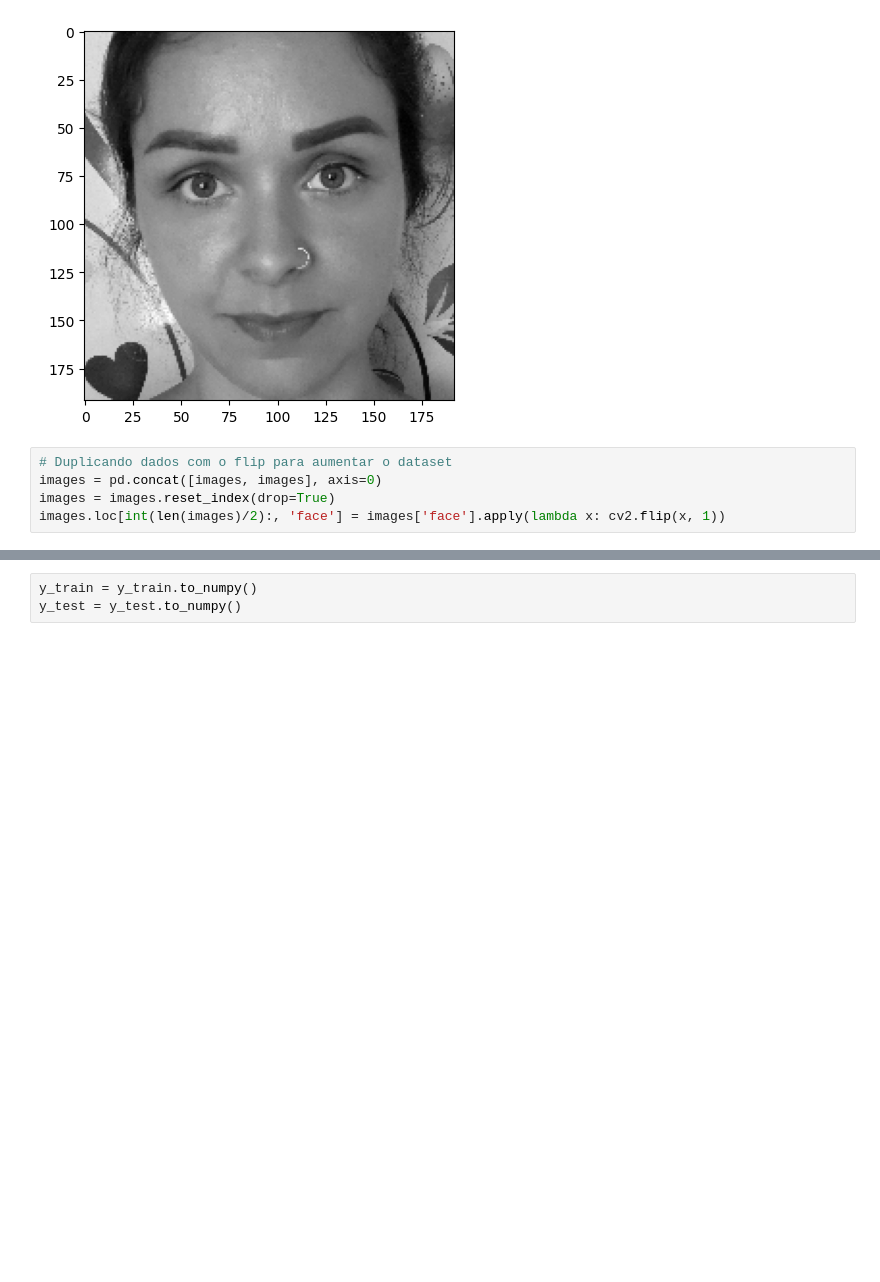
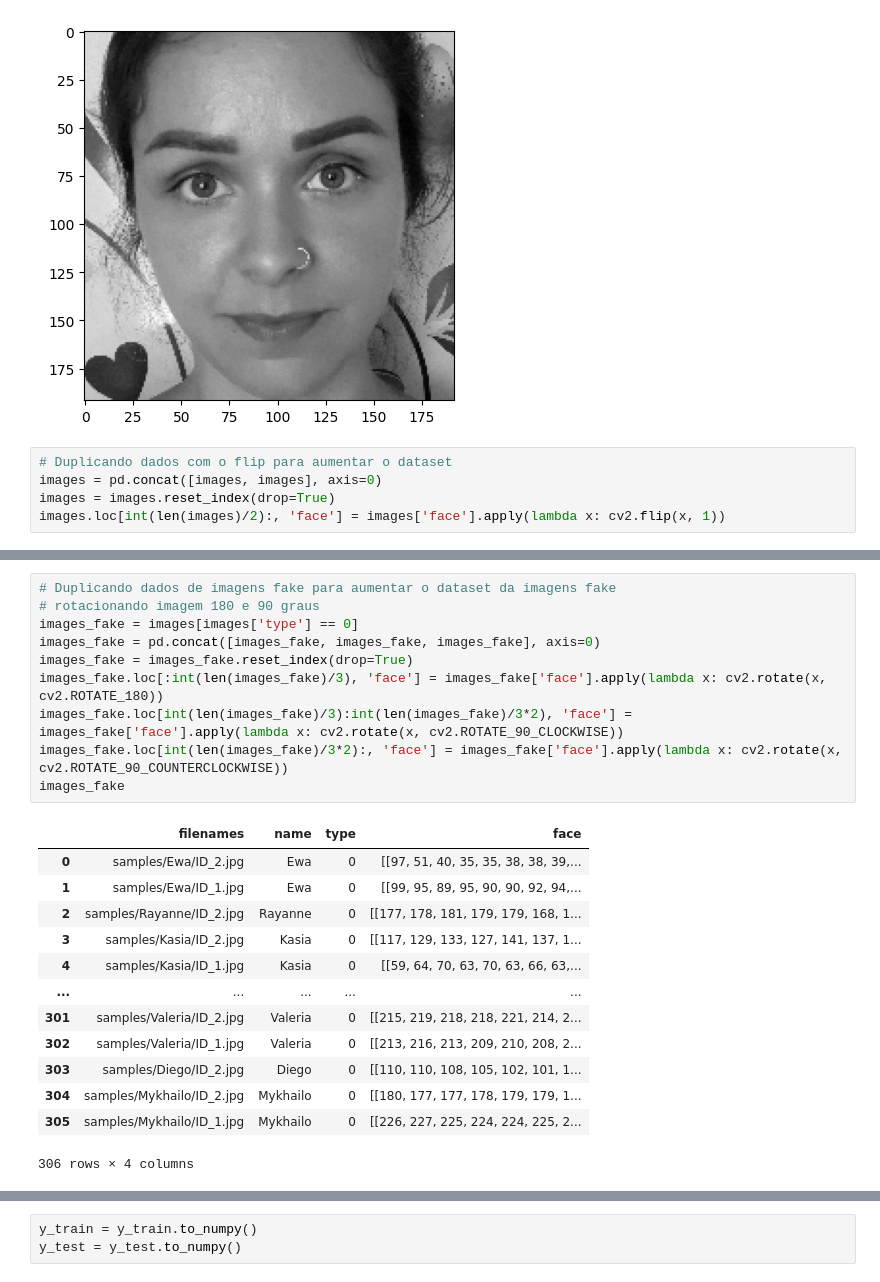
Before and after one commit to MBA-IA-GROUP-A/visao-computacional-detector-liveness, a Jupyter notebook: notebook/deteccao-liveness-notebook.ipynb, the cells around one changed output, grey strips where cells are left out. Cells and saved outputs as stored; diff of their text form; blank space fills up the shorter version.

```diff
--- a/notebook/deteccao-liveness-notebook.ipynb
+++ b/notebook/deteccao-liveness-notebook.ipynb
@@ -207,0 +212,24 @@ def train_test_validation_split(dataset, dataset_size, train_split=0.7, val_spli
+# %%
+# Duplicando dados de imagens fake para aumentar o dataset da imagens fake
+# rotacionando imagem 180 e 90 graus
+images_fake = images[images['type'] == 0]
+images_fake = pd.concat([images_fake, images_fake, images_fake], axis=0)
+images_fake = images_fake.reset_index(drop=True)
+images_fake.loc[:int(len(images_fake)/3), 'face'] = images_fake['face'].apply(lambda x: cv2.rotate(x, cv2.ROTATE_180))
+images_fake.loc[int(len(images_fake)/3):int(len(images_fake)/3*2), 'face'] = images_fake['face'].apply(lambda x: cv2.rotate(x, cv2.ROTATE_90_CLOCKWISE))
+images_fake.loc[int(len(images_fake)/3*2):, 'face'] = images_fake['face'].apply(lambda x: cv2.rotate(x, cv2.ROTATE_90_COUNTERCLOCKWISE))
+images_fake
+# %% [output]
+|  | filenames | name | type | face |
+| 0 | samples/Ewa/ID_2.jpg | Ewa | 0 | [[97, 51, 40, 35, 35, 38, 38, 39,... |
+| 1 | samples/Ewa/ID_1.jpg | Ewa | 0 | [[99, 95, 89, 95, 90, 90, 92, 94,... |
+| 2 | samples/Rayanne/ID_2.jpg | Rayanne | 0 | [[177, 178, 181, 179, 179, 168, 1... |
+| 3 | samples/Kasia/ID_2.jpg | Kasia | 0 | [[117, 129, 133, 127, 141, 137, 1... |
+| 4 | samples/Kasia/ID_1.jpg | Kasia | 0 | [[59, 64, 70, 63, 70, 63, 66, 63,... |
+| ... | ... | ... | ... | ... |
+| 301 | samples/Valeria/ID_2.jpg | Valeria | 0 | [[215, 219, 218, 218, 221, 214, 2... |
+| 302 | samples/Valeria/ID_1.jpg | Valeria | 0 | [[213, 216, 213, 209, 210, 208, 2... |
+| 303 | samples/Diego/ID_2.jpg | Diego | 0 | [[110, 110, 108, 105, 102, 101, 1... |
+| 304 | samples/Mykhailo/ID_2.jpg | Mykhailo | 0 | [[180, 177, 177, 178, 179, 179, 1... |
+| 305 | samples/Mykhailo/ID_1.jpg | Mykhailo | 0 | [[226, 227, 225, 224, 224, 225, 2... |
+306 rows × 4 columns
```
Also changed, not shown: parts of 19 cells of this notebook, 1 other file.
